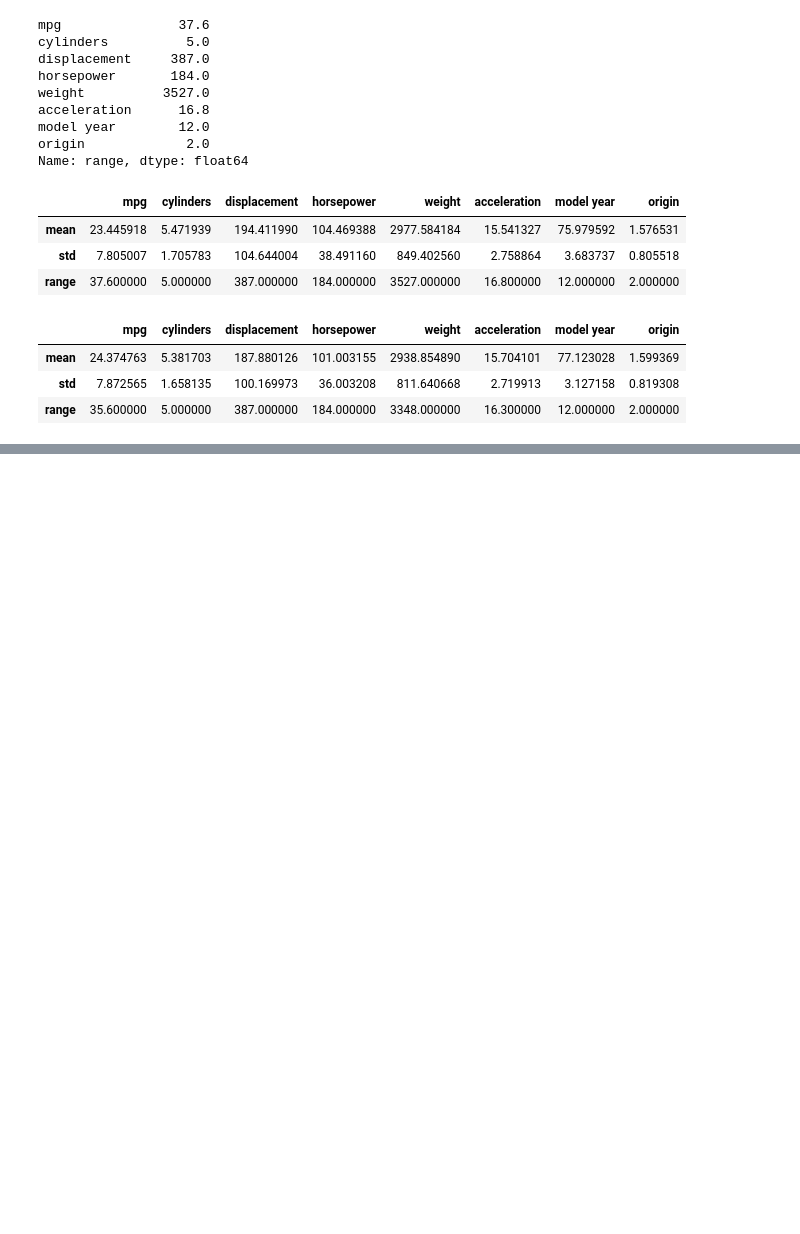
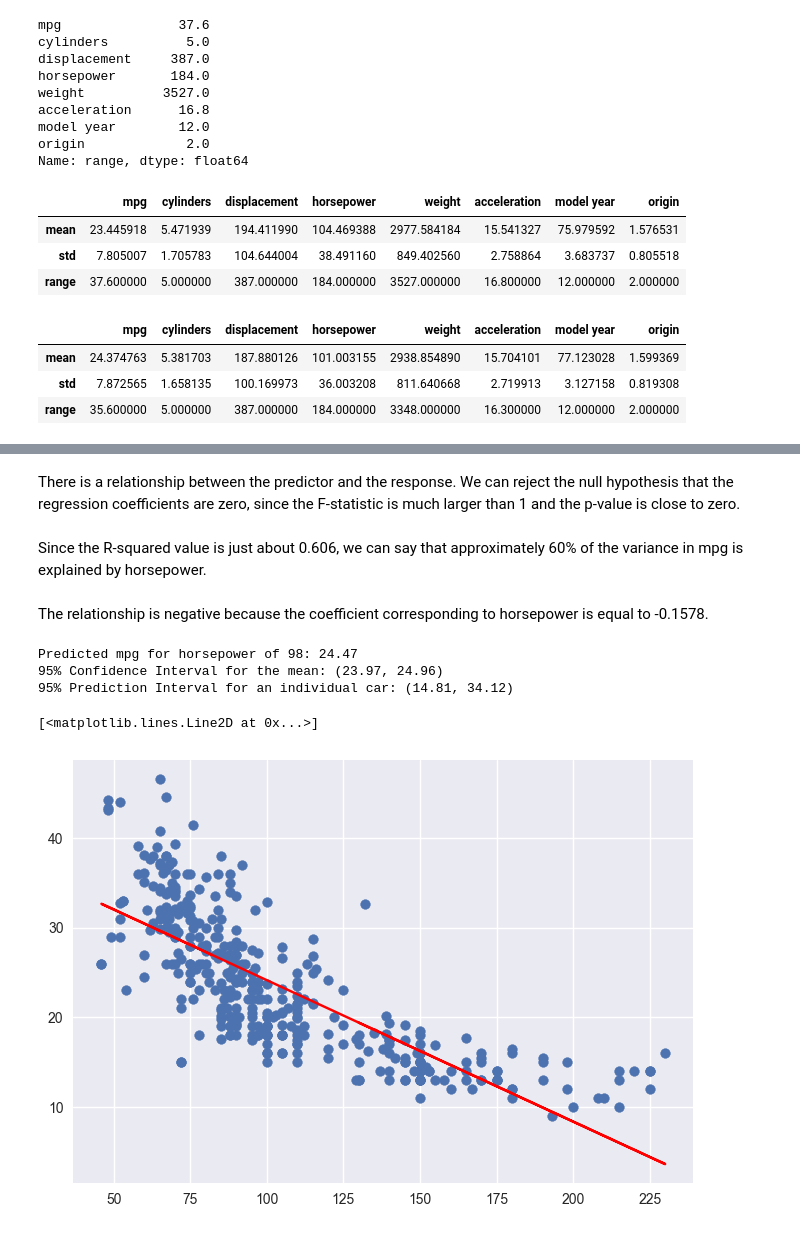
Before and after one commit to MaxBiber/statistics, a Jupyter notebook: auto_notebook.ipynb, the cells around one changed output, grey strips where cells are left out. Saved outputs shown, nothing was run; the diff lists cells and outputs as text; code cells hidden in the pictures; blank space fills up the shorter version.

```diff
--- a/auto_notebook.ipynb
+++ b/auto_notebook.ipynb
@@ -118,0 +169,5 @@ g.map_lower(sns.kdeplot, cmap="Blues_d")
+# %%
+# create dataframe to use statsmodel
+d = {'horsepower':X_train.astype('float'), 'mpg':y_train}
+df = pd.DataFrame(data=d)
+df.head()
@@ -118,0 +187,6 @@ g.map_lower(sns.kdeplot, cmap="Blues_d")
+# %%
+import statsmodels.formula.api as smf
+# using statsmodel for linear regression (http://statsmodels.sourceforge.net/)
+mod = smf.ols(formula='mpg ~ horsepower', data = df)
+res = mod.fit()
+print(res.summary())
@@ -118,0 +211,36 @@ g.map_lower(sns.kdeplot, cmap="Blues_d")
+# %% [markdown]
+There is a relationship between the predictor and the response. We can reject the null hypothesis that the regression coefficients are zero, since the F-statistic is much larger than 1 and the p-value is close to zero.
+# %% [markdown]
+Since the R-squared value is just about 0.606, we can say that approximately 60% of the variance in mpg is explained by horsepower.
+# %% [markdown]
+The relationship is negative because the coefficient corresponding to horsepower is equal to -0.1578.
+# %%
+# Define the horsepower value for prediction
+hp_value = 98
+
+# Create a DataFrame for the new data point
+new_data = pd.DataFrame({'horsepower': [hp_value]})
+
+# Get the prediction with confidence and prediction intervals
+predicted_mpg = res.get_prediction(new_data)
+summary_frame = predicted_mpg.summary_frame(alpha=0.05)  # 95% intervals
+
+# Extract the prediction and intervals
+mean_pred = summary_frame['mean'][0]  # Predicted mean (expected mpg)
+conf_int_low, conf_int_high = summary_frame['mean_ci_lower'][0], summary_frame['mean_ci_upper'][0]
+pred_int_low, pred_int_high = summary_frame['obs_ci_lower'][0], summary_frame['obs_ci_upper'][0]
+
+print(f"Predicted mpg for horsepower of {hp_value}: {mean_pred:.2f}")
+print(f"95% Confidence Interval for the mean: ({conf_int_low:.2f}, {conf_int_high:.2f})")
+print(f"95% Prediction Interval for an individual car: ({pred_int_low:.2f}, {pred_int_high:.2f})")
+# %% [output]
+Predicted mpg for horsepower of 98: 24.47
+95% Confidence Interval for the mean: (23.97, 24.96)
+95% Prediction Interval for an individual car: (14.81, 34.12)
+# %%
+plt.subplots(1,1) #to get both plots in the same figure
+plt.scatter(X_train.astype('float'), y_train);
+plt.plot(X_train.astype('float'), res.fittedvalues, color='red')
+# %% [output]
+[<matplotlib.lines.Line2D at 0x...>]
+[figure, added]
```
Also changed, not shown: parts of 14 cells of this notebook.
